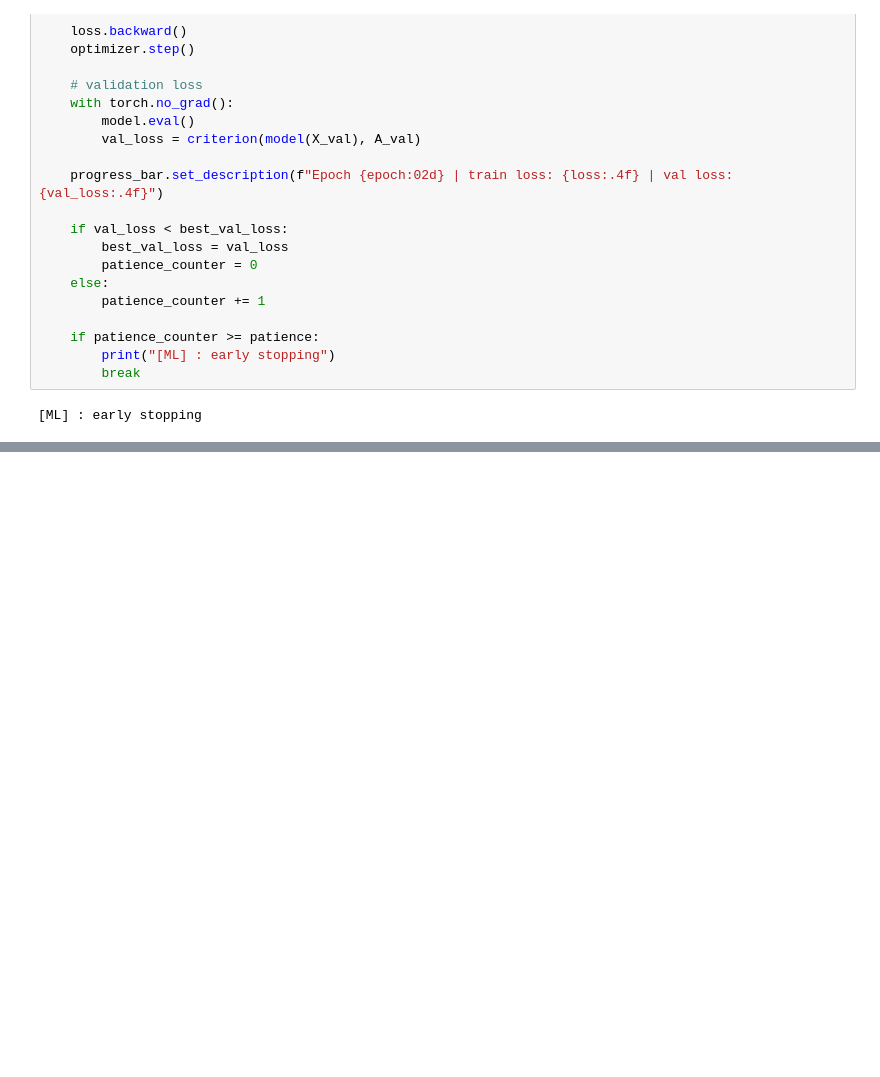
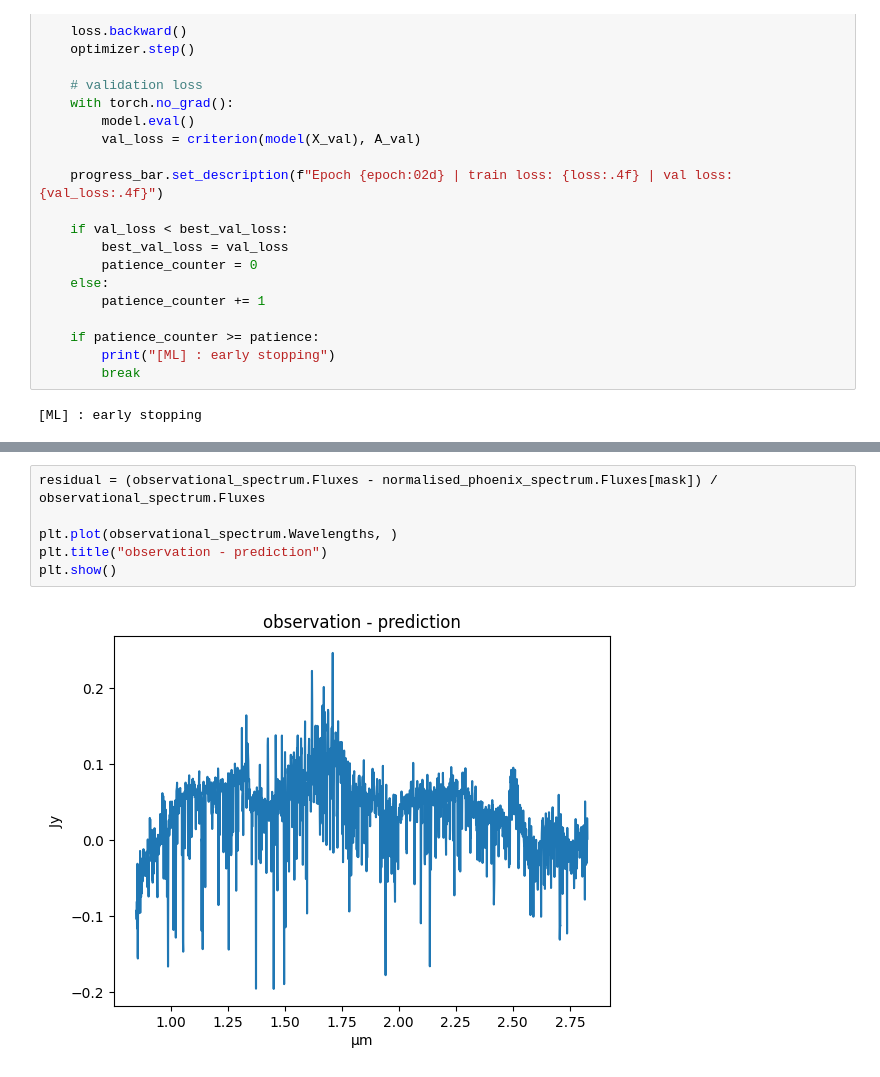
Before and after one commit to Part-III-Project-48/stellar-heterogeneity-modelling, a Jupyter notebook: spots_and_faculae_model/src/spectrum_component_analyser/ML.ipynb, the cells around one changed output, grey strips where cells are left out. Saved outputs shown, nothing was run; the diff lists cells and outputs as text; blank space fills up the shorter version.

```diff
--- a/spots_and_faculae_model/src/spectrum_component_analyser/ML.ipynb
+++ b/spots_and_faculae_model/src/spectrum_component_analyser/ML.ipynb
@@ -339,0 +429,8 @@ AttributeError: 'Tensor' object has no attribute 'append'
+# %%
+residual = (observational_spectrum.Fluxes - normalised_phoenix_spectrum.Fluxes[mask]) / observational_spectrum.Fluxes
+
+plt.plot(observational_spectrum.Wavelengths, )
+plt.title("observation - prediction")
+plt.show()
+# %% [output]
+[figure, added]
```
Also changed, not shown: parts of 11 cells of this notebook, 5 other files.
